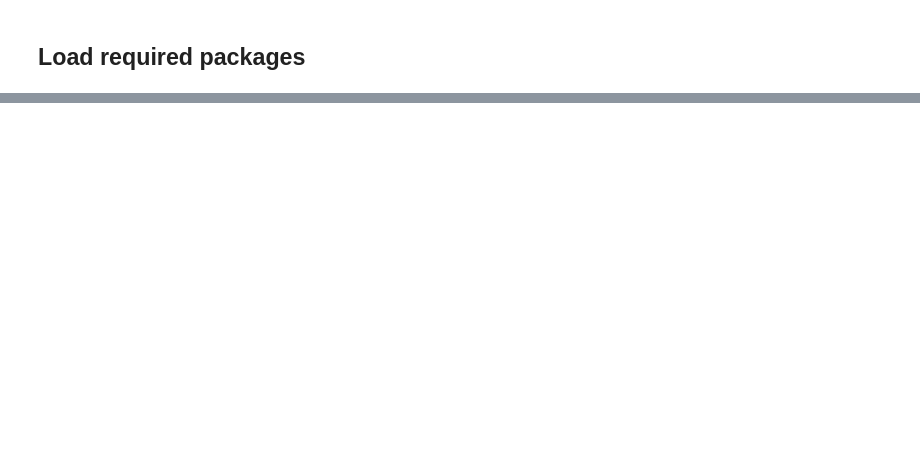
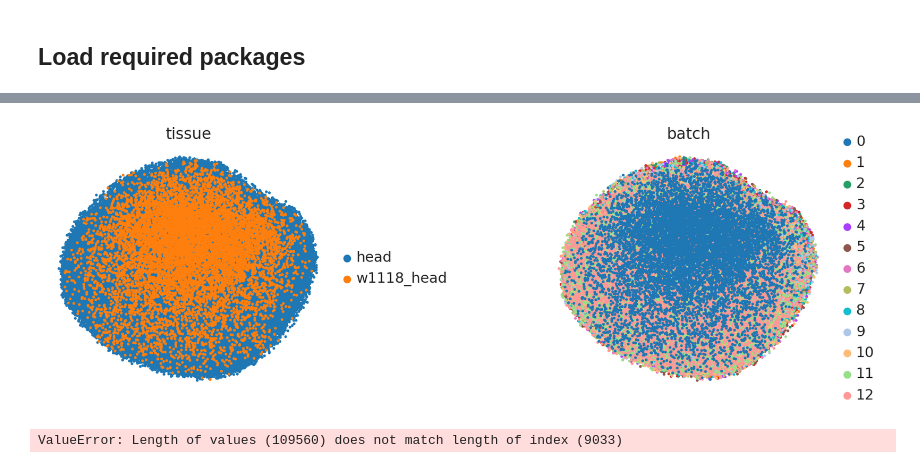
Before and after one commit to McCallLabBU/drpr_snRNAseq, a Jupyter notebook: scripts/annotate_w111842D.ipynb, the cells around one changed output, grey strips where cells are left out. Drawn from its saved outputs; the diff is of its cells as text; code cells hidden in the pictures; blank space fills up the shorter version.

```diff
--- a/scripts/annotate_w111842D.ipynb
+++ b/scripts/annotate_w111842D.ipynb
@@ -197,0 +130,23 @@ sc.pl.dotplot(w1118_42d, markers, 'predicted_fullannotation')
+# %%
+w1118_42d = w1118_42d.copy()
+w1118_42d.obs['batch'] = "0"
+w1118_42d.obs['age'] = "42"
+w1118_42d.obs['sex'] = "mixed"
+w1118_42d.obs['fly_genotype'] = "w1118"
+w1118_42d.obs['dissection_lab'] = "mccall"
+w1118_42d.obs['tissue'] = "w1118_head"
+w1118_42d.obs['tissue_batch'] = w1118_42d.obs['batch'].astype(str)+"_"+w1118_42d.obs['tissue'].astype(str)
+
+w1118_42d.obs['batch'] = w1118_42d.obs['batch'].astype('category')
+w1118_42d.obs['age'] = w1118_42d.obs['age'].astype('category')
+w1118_42d.obs['fly_genotype'] = w1118_42d.obs['fly_genotype'].astype('category')
+w1118_42d.obs['dissection_lab'] = w1118_42d.obs['dissection_lab'].astype('category')
+w1118_42d.obs['tissue'] = w1118_42d.obs['tissue'].astype('category')
+w1118_42d.obs['tissue_batch'] = w1118_42d.obs['tissue_batch'].astype('category')
+
+
+
+w1118_42d_vae = sca.models.SCVI.load_query_data(
+    w1118_42d,
+    head_model,
+    freeze_dropout = True)
@@ -197,0 +214,6 @@ sc.pl.dotplot(w1118_42d, markers, 'predicted_fullannotation')
+# %%
+head_w1118_latent = sc.AnnData(w1118_42d_vae.get_latent_representation())
+head_w1118_latent.obs["batch"] = w1118_42d.obs["batch"].tolist()
+head_w1118_latent.obs["tissue"] = w1118_42d.obs["tissue"].tolist()
+head_w1118_latent.obs["age"] = w1118_42d.obs["age"].tolist()
+head_w1118_latent.obs["fly_genotype"] = w1118_42d.obs["fly_genotype"].tolist()
@@ -197,0 +236,10 @@ sc.pl.dotplot(w1118_42d, markers, 'predicted_fullannotation')
+# %%
+sc.pl.umap(head_w1118_latent,
+           color=['tissue','batch'],
+           frameon=False,
+           wspace=0.6, s=25,
+           #palette=sns.color_palette('colorblind', as_cmap=True)[:5],
+           #save='study_query.pdf'
+           )
+# %% [output]
+[figure, added]
@@ -197,0 +249,8 @@ sc.pl.dotplot(w1118_42d, markers, 'predicted_fullannotation')
+# %%
+w1118_42d.obs['predicted_fullannotation'] = query_pred_fullannotation[0]
+w1118_42d.obs['predicted_broadannotation'] = query_pred_braodannotation[0]
+sc.pp.neighbors(w1118_42d)
+sc.tl.leiden(w1118_42d)
+sc.tl.umap(w1118_42d)
+# %% [output]
+ValueError: Length of values (109560) does not match length of index (9033)
```
Also changed, not shown: parts of 60 cells of this notebook, 7 other files.
